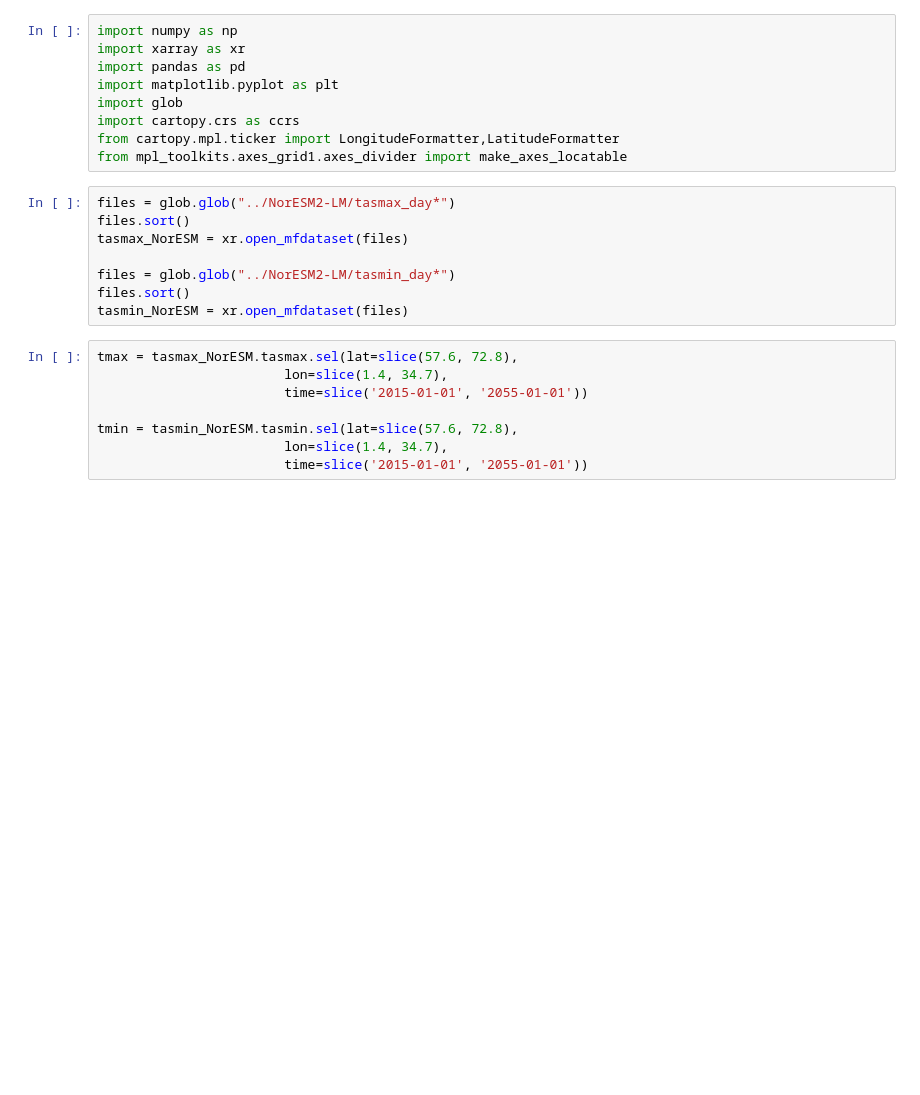
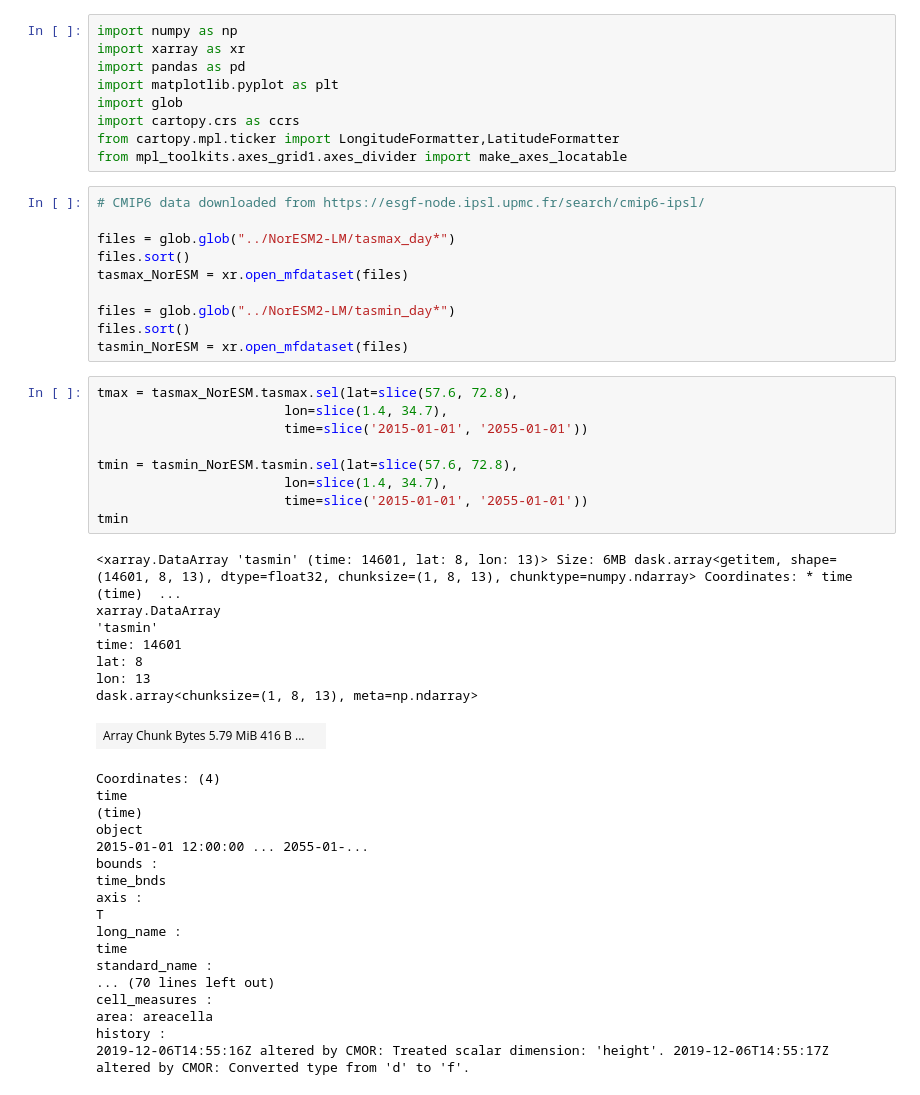
Before and after one commit to astridbg/T3_decision_tools, a Jupyter notebook: temp_extremes.ipynb, the cells around one changed output. Cells and saved outputs as stored; diff of their text form; blank space fills up the shorter version.

```diff
--- a/temp_extremes.ipynb
+++ b/temp_extremes.ipynb
@@ -8,6 +8,8 @@ import cartopy.crs as ccrs
 from cartopy.mpl.ticker import LongitudeFormatter,LatitudeFormatter
 from mpl_toolkits.axes_grid1.axes_divider import make_axes_locatable
 # %%
+# CMIP6 data downloaded from https://esgf-node.ipsl.upmc.fr/search/cmip6-ipsl/
+
 files = glob.glob("../NorESM2-LM/tasmax_day*")
 files.sort()
 tasmax_NorESM = xr.open_mfdataset(files)
@@ -18,11 +20,38 @@ tasmin_NorESM = xr.open_mfdataset(files)
 # %%
 tmax = tasmax_NorESM.tasmax.sel(lat=slice(57.6, 72.8),
                         lon=slice(1.4, 34.7),
                         time=slice('2015-01-01', '2055-01-01'))
 
 tmin = tasmin_NorESM.tasmin.sel(lat=slice(57.6, 72.8),
                         lon=slice(1.4, 34.7),
                         time=slice('2015-01-01', '2055-01-01'))
+tmin
+# %% [output]
+<xarray.DataArray 'tasmin' (time: 14601, lat: 8, lon: 13)> Size: 6MB dask.array<getitem, shape=(14601, 8, 13), dtype=float32, chunksize=(1, 8, 13), chunktype=numpy.ndarray> Coordinates: * time (time)  ...
+xarray.DataArray
+'tasmin'
+time: 14601
+lat: 8
+lon: 13
+dask.array<chunksize=(1, 8, 13), meta=np.ndarray>
+| Array Chunk Bytes 5.79 MiB 416 B ... |  |
+Coordinates: (4)
+time
+(time)
+object
+2015-01-01 12:00:00 ... 2055-01-...
+bounds :
+time_bnds
+axis :
+T
+long_name :
+time
+standard_name :
+... (70 lines left out)
+cell_measures :
+area: areacella
+history :
+2019-12-06T14:55:16Z altered by CMOR: Treated scalar dimension: 'height'. 2019-12-06T14:55:17Z altered by CMOR: Converted type from 'd' to 'f'.
 # %%
 def TNmin(da):
     # Calculate annual minimum temperature
```
Also changed, not shown: parts of 4 cells of this notebook.
